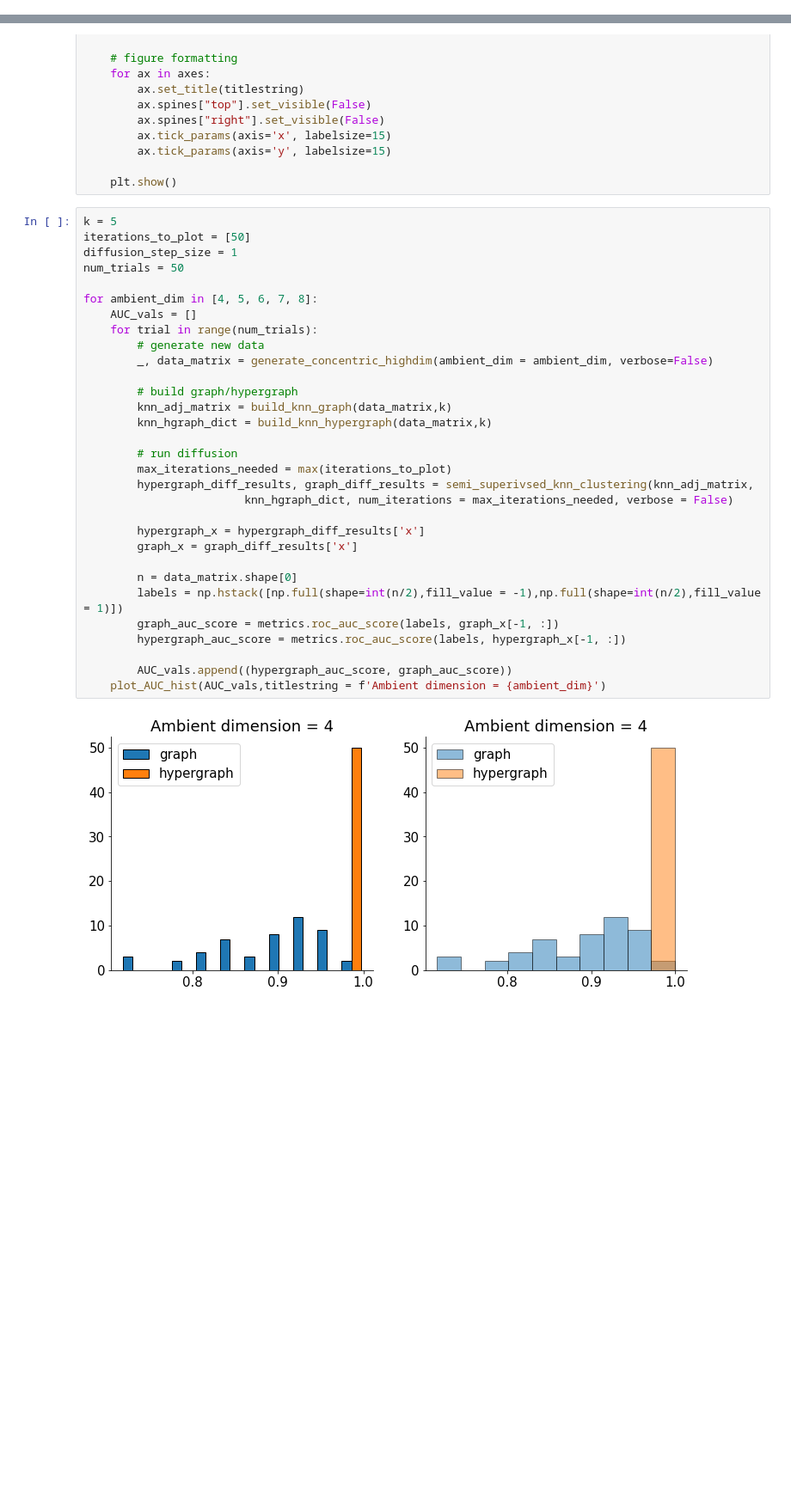
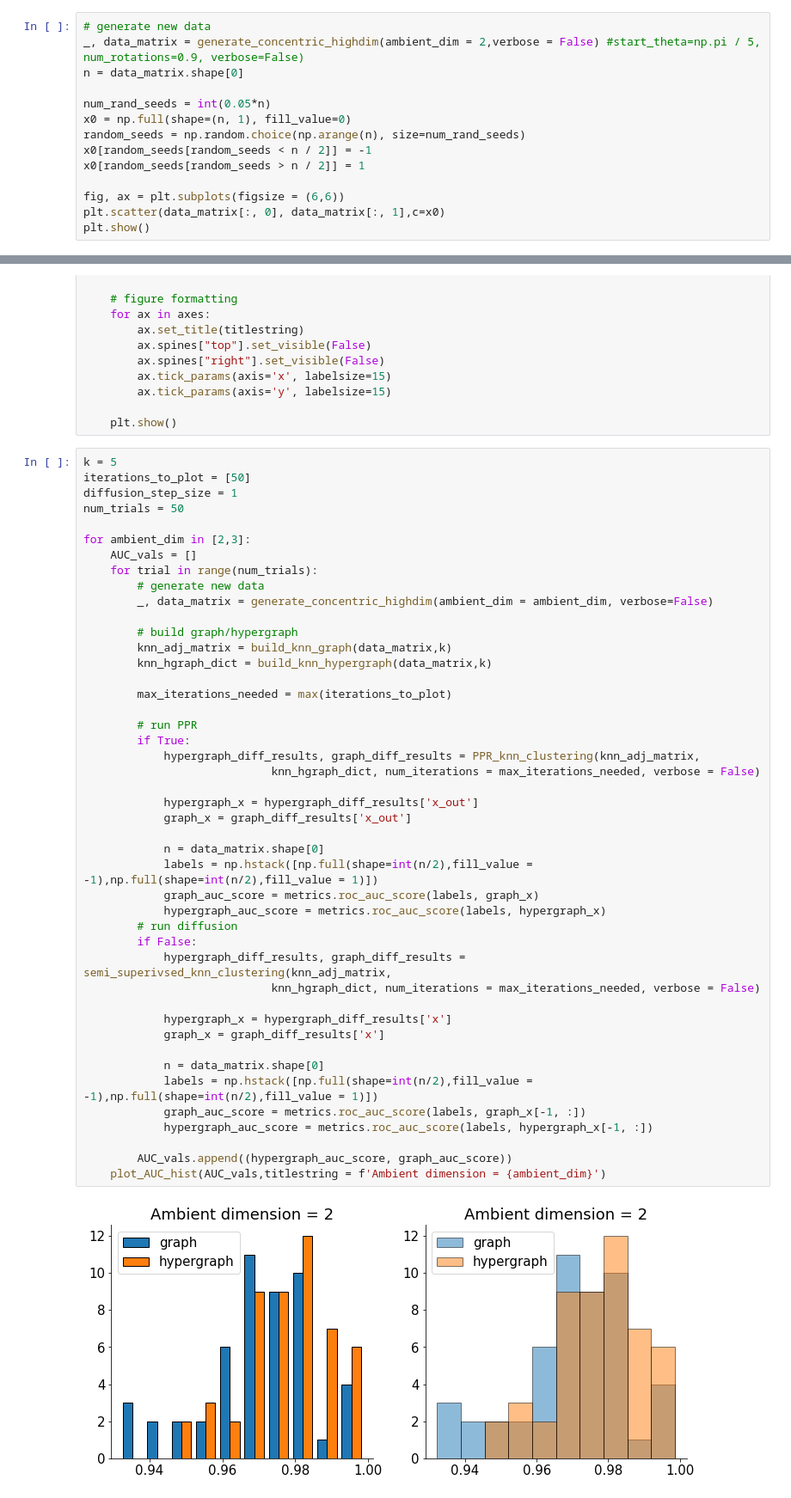
Before and after one commit to Orecchia-Research-Group/hypergraph_diffusions, a Jupyter notebook: Identifiability Experiments.ipynb, the cells around one changed output, grey strips where cells are left out. Shown at 86% size. Cells and saved outputs as stored; diff of their text form; blank space fills up the shorter version.

```diff
--- a/Identifiability Experiments.ipynb
+++ b/Identifiability Experiments.ipynb
@@ -74,3 +72,17 @@ def compare_ROC_curves(hypergraph_x, graph_x, iteration_number):
     return
 # %% [markdown]
 Visualizations
+# %%
+# generate new data
+_, data_matrix = generate_concentric_highdim(ambient_dim = 2,verbose = False) #start_theta=np.pi / 5, num_rotations=0.9, verbose=False)
+n = data_matrix.shape[0]
+
+num_rand_seeds = int(0.05*n)
+x0 = np.full(shape=(n, 1), fill_value=0)
+random_seeds = np.random.choice(np.arange(n), size=num_rand_seeds)
+x0[random_seeds[random_seeds < n / 2]] = -1
+x0[random_seeds[random_seeds > n / 2]] = 1
+
+fig, ax = plt.subplots(figsize = (6,6))
+plt.scatter(data_matrix[:, 0], data_matrix[:, 1],c=x0)
+plt.show()
@@ -187,33 +228,47 @@ def plot_AUC_hist(AUC_vals, titlestring = None):
 # %%
 k = 5
 iterations_to_plot = [50]
 diffusion_step_size = 1
 num_trials = 50
 
-for ambient_dim in [4, 5, 6, 7, 8]:
+for ambient_dim in [2,3]:
     AUC_vals = []
     for trial in range(num_trials):
         # generate new data
         _, data_matrix = generate_concentric_highdim(ambient_dim = ambient_dim, verbose=False)
 
         # build graph/hypergraph
         knn_adj_matrix = build_knn_graph(data_matrix,k)
         knn_hgraph_dict = build_knn_hypergraph(data_matrix,k)
 
+        max_iterations_needed = max(iterations_to_plot)
+
+        # run PPR
+        if True:
+            hypergraph_diff_results, graph_diff_results = PPR_knn_clustering(knn_adj_matrix,
+                            knn_hgraph_dict, num_iterations = max_iterations_needed, verbose = False)
+
+            hypergraph_x = hypergraph_diff_results['x_out']
+            graph_x = graph_diff_results['x_out']
+
+            n = data_matrix.shape[0]
+            labels = np.hstack([np.full(shape=int(n/2),fill_value = -1),np.full(shape=int(n/2),fill_value = 1)])
+            graph_auc_score = metrics.roc_auc_score(labels, graph_x)
+            hypergraph_auc_score = metrics.roc_auc_score(labels, hypergraph_x)
         # run diffusion
-        max_iterations_needed = max(iterations_to_plot)
-        hypergraph_diff_results, graph_diff_results = semi_superivsed_knn_clustering(knn_adj_matrix,
-                        knn_hgraph_dict, num_iterations = max_iterations_needed, verbose = False)
+        if False:
+            hypergraph_diff_results, graph_diff_results = semi_superivsed_knn_clustering(knn_adj_matrix,
+                            knn_hgraph_dict, num_iterations = max_iterations_needed, verbose = False)
 
-        hypergraph_x = hypergraph_diff_results['x']
-        graph_x = graph_diff_results['x']
+            hypergraph_x = hypergraph_diff_results['x']
+            graph_x = graph_diff_results['x']
 
-        n = data_matrix.shape[0]
-        labels = np.hstack([np.full(shape=int(n/2),fill_value = -1),np.full(shape=int(n/2),fill_value = 1)])
-        graph_auc_score = metrics.roc_auc_score(labels, graph_x[-1, :])
-        hypergraph_auc_score = metrics.roc_auc_score(labels, hypergraph_x[-1, :])
+            n = data_matrix.shape[0]
+            labels = np.hstack([np.full(shape=int(n/2),fill_value = -1),np.full(shape=int(n/2),fill_value = 1)])
+            graph_auc_score = metrics.roc_auc_score(labels, graph_x[-1, :])
+            hypergraph_auc_score = metrics.roc_auc_score(labels, hypergraph_x[-1, :])
 
         AUC_vals.append((hypergraph_auc_score, graph_auc_score))
     plot_AUC_hist(AUC_vals,titlestring = f'Ambient dimension = {ambient_dim}')
 # %% [output]
-[figure, old version]
+[figure, new version]
```
Also changed, not shown: parts of 8 cells of this notebook, 11 other files.
